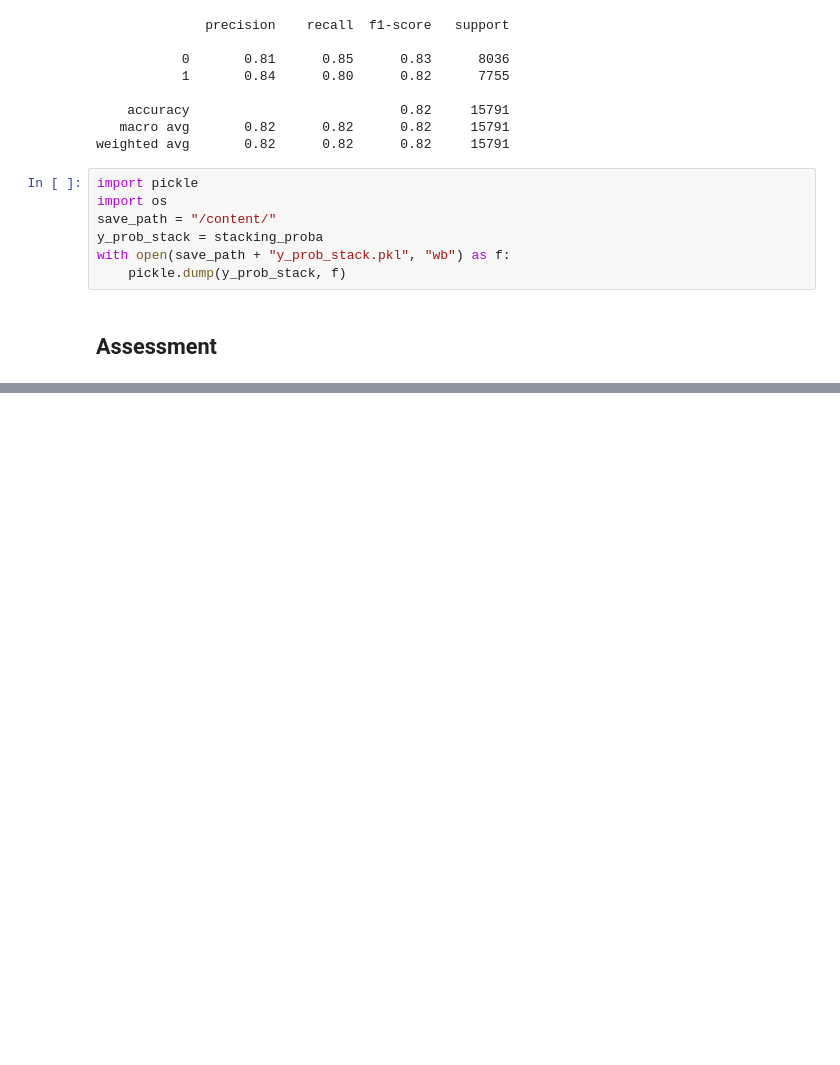
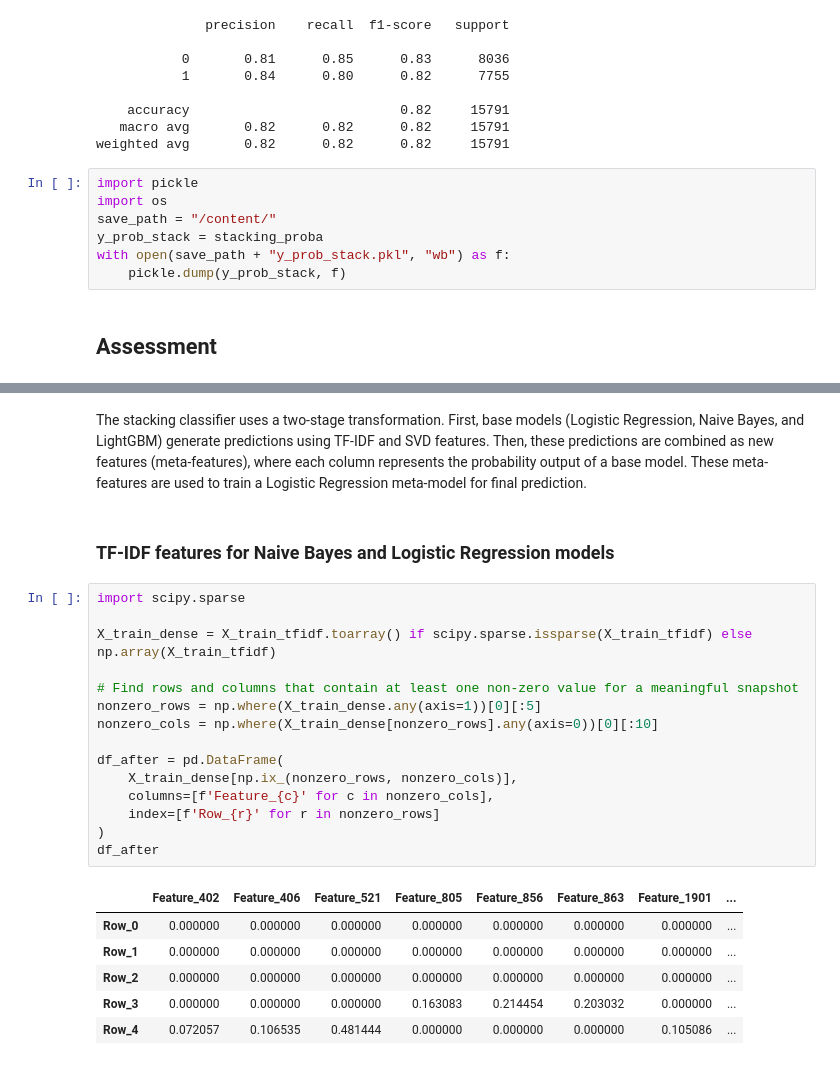
Before and after one commit to glenpaulson/toxicity-mining-nlp, a Jupyter notebook: Notebooks/Milestone_3/ToxicityMining_Stacking_Classifier.ipynb, the cells around one changed output, grey strips where cells are left out. Drawn from its saved outputs; the diff is of its cells as text; blank space fills up the shorter version.

Commit message:
Updated Stacking Classifier notebook with transformation snapshots

```diff
--- a/Notebooks/Milestone_3/ToxicityMining_Stacking_Classifier.ipynb
+++ b/Notebooks/Milestone_3/ToxicityMining_Stacking_Classifier.ipynb
@@ -556,0 +588,26 @@ $$
+# %% [markdown]
+The stacking classifier uses a two-stage transformation. First, base models (Logistic Regression, Naive Bayes, and LightGBM) generate predictions using TF-IDF and SVD features. Then, these predictions are combined as new features (meta-features), where each column represents the probability output of a base model. These meta-features are used to train a Logistic Regression meta-model for final prediction.
+# %% [markdown]
+### TF-IDF features for Naive Bayes and Logistic Regression models
+# %%
+import scipy.sparse
+
+X_train_dense = X_train_tfidf.toarray() if scipy.sparse.issparse(X_train_tfidf) else np.array(X_train_tfidf)
+
+# Find rows and columns that contain at least one non-zero value for a meaningful snapshot
+nonzero_rows = np.where(X_train_dense.any(axis=1))[0][:5]
+nonzero_cols = np.where(X_train_dense[nonzero_rows].any(axis=0))[0][:10]
+
+df_after = pd.DataFrame(
+    X_train_dense[np.ix_(nonzero_rows, nonzero_cols)],
+    columns=[f'Feature_{c}' for c in nonzero_cols],
+    index=[f'Row_{r}' for r in nonzero_rows]
+)
+df_after
+# %% [output]
+|  | Feature_402 | Feature_406 | Feature_521 | Feature_805 | Feature_856 | Feature_863 | Feature_1901 | ... |
+| Row_0 | 0.000000 | 0.000000 | 0.000000 | 0.000000 | 0.000000 | 0.000000 | 0.000000 | ... |
+| Row_1 | 0.000000 | 0.000000 | 0.000000 | 0.000000 | 0.000000 | 0.000000 | 0.000000 | ... |
+| Row_2 | 0.000000 | 0.000000 | 0.000000 | 0.000000 | 0.000000 | 0.000000 | 0.000000 | ... |
+| Row_3 | 0.000000 | 0.000000 | 0.000000 | 0.163083 | 0.214454 | 0.203032 | 0.000000 | ... |
+| Row_4 | 0.072057 | 0.106535 | 0.481444 | 0.000000 | 0.000000 | 0.000000 | 0.105086 | ... |
```
Also changed, not shown: parts of 17 cells of this notebook.
